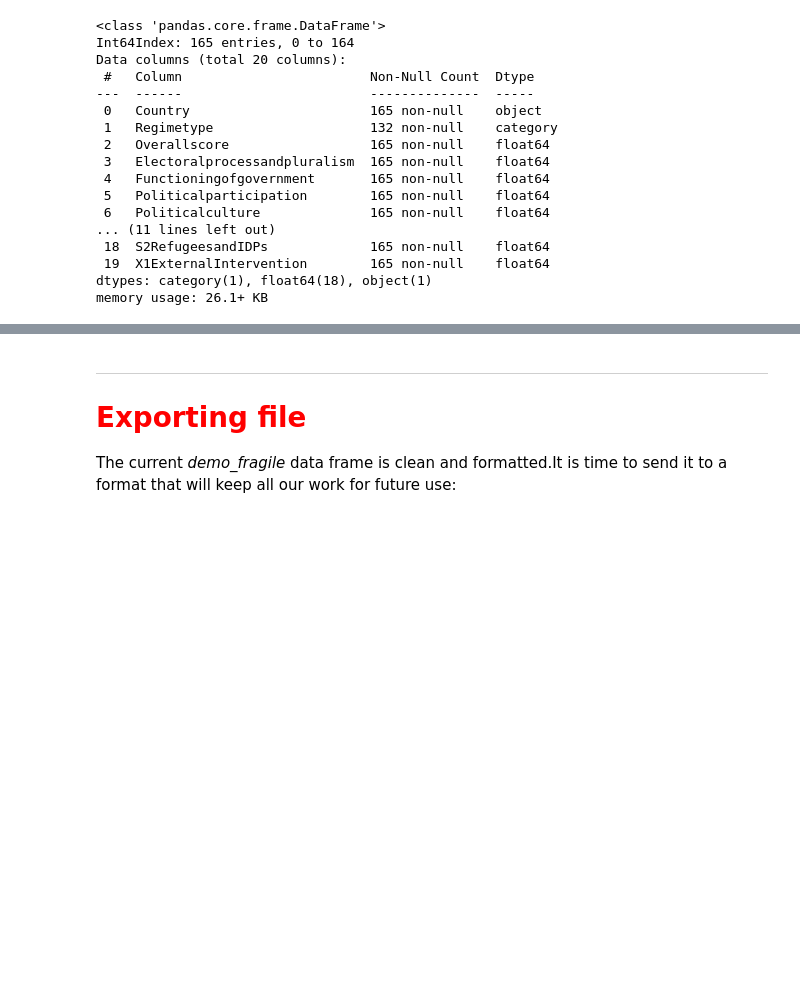
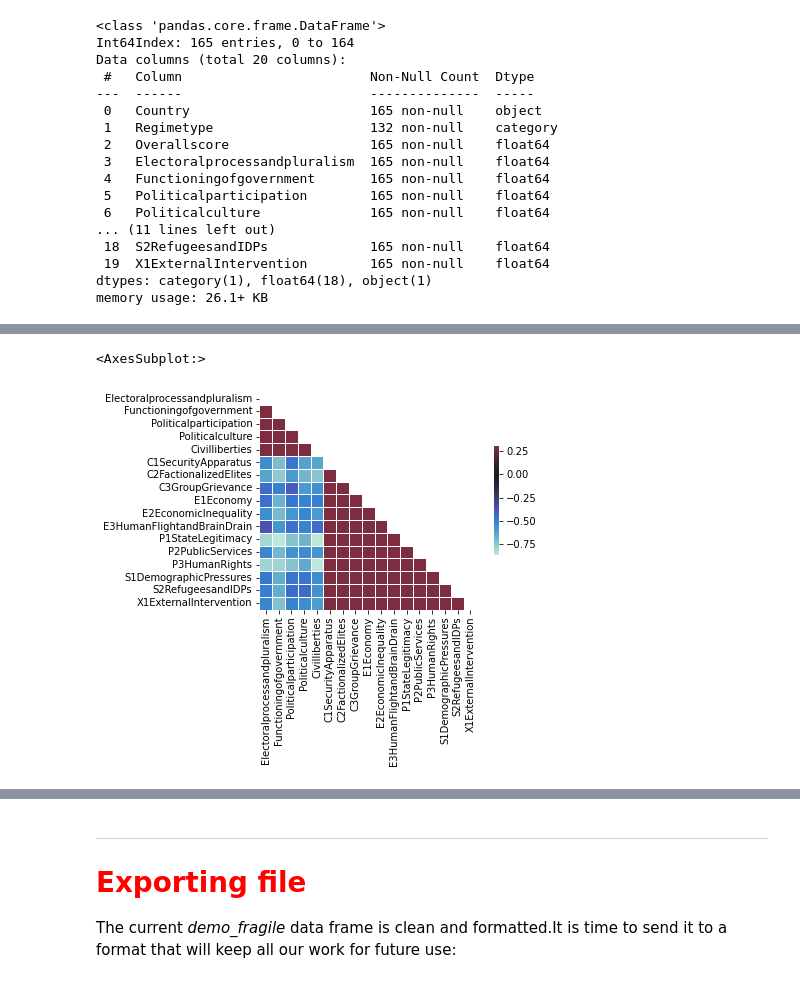
Before and after one commit to EvansDataScience/CTforGA_integrating, a Jupyter notebook: Integrating_and_Reshaping.ipynb, the cells around one changed output, grey strips where cells are left out. Saved outputs shown, nothing was run; the diff lists cells and outputs as text; code cells hidden in the pictures; blank space fills up the shorter version.

```diff
--- a/Integrating_and_Reshaping.ipynb
+++ b/Integrating_and_Reshaping.ipynb
@@ -512,0 +540,11 @@ memory usage: 26.1+ KB
+# %%
+
+corrDemoFrag = demo_fragile.iloc[:,3:].corr()
+
+maskDemoFrag = np.triu(np.ones_like(corrDemoFrag, dtype=bool))
+
+sns.heatmap(corrDemoFrag, mask=maskDemoFrag, vmax=.3, center=0,
+            square=True, linewidths=.5, cbar_kws={"shrink": .5})
+# %% [output]
+<AxesSubplot:>
+[figure, added]
```
Also changed, not shown: parts of 9 cells of this notebook, 2 other files.
